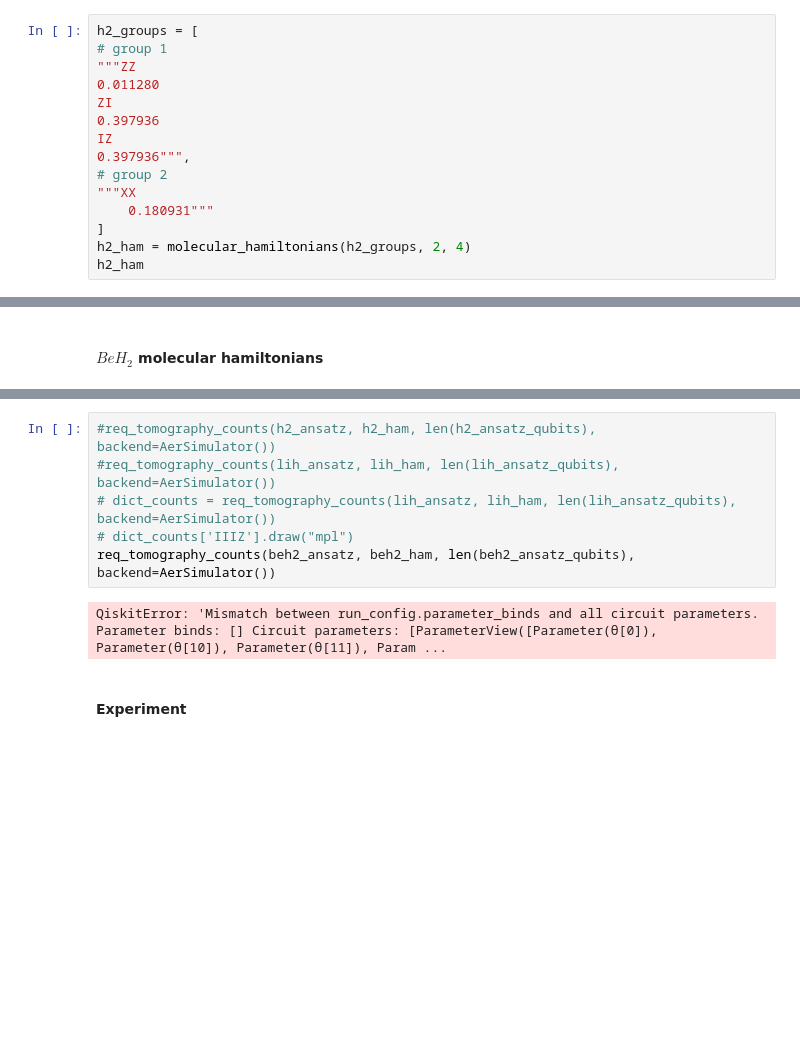
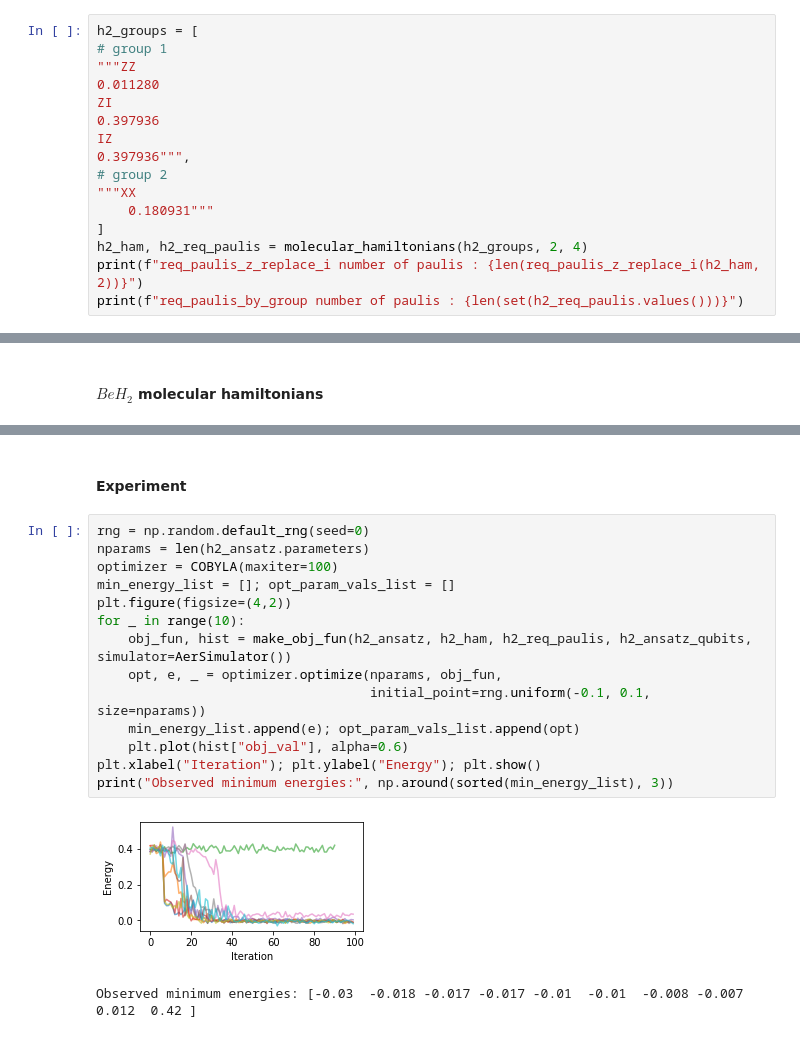
Before and after one commit to lao8n/ox_quantum, a Jupyter notebook: assignment/assignment.ipynb, the cells around one changed output, grey strips where cells are left out. Drawn from its saved outputs; the diff is of its cells as text; blank space fills up the shorter version.

```diff
--- a/assignment/assignment.ipynb
+++ b/assignment/assignment.ipynb
@@ -239,6 +306,7 @@ IZ
 """XX
     0.180931"""
 ]
-h2_ham = molecular_hamiltonians(h2_groups, 2, 4)
-h2_ham
+h2_ham, h2_req_paulis = molecular_hamiltonians(h2_groups, 2, 4)
+print(f"req_paulis_z_replace_i number of paulis : {len(req_paulis_z_replace_i(h2_ham, 2))}")
+print(f"req_paulis_by_group number of paulis : {len(set(h2_req_paulis.values()))}")
 # %% [output]
@@ -977,13 +1004,22 @@ def expval(counts: Mapping[str, float]) -> float:
     p1 = sum(c/shots for b, c in counts.items()
              if b.count("1")%2 == 1) # odd bitsum
     return p0-p1 # expval = probability of even bitsum - probability of odd bitsum
-# %%
-#req_tomography_counts(h2_ansatz, h2_ham, len(h2_ansatz_qubits), backend=AerSimulator())
-#req_tomography_counts(lih_ansatz, lih_ham, len(lih_ansatz_qubits), backend=AerSimulator())
-# dict_counts = req_tomography_counts(lih_ansatz, lih_ham, len(lih_ansatz_qubits), backend=AerSimulator())
-# dict_counts['IIIZ'].draw("mpl")
-req_tomography_counts(beh2_ansatz, beh2_ham, len(beh2_ansatz_qubits), backend=AerSimulator())
-# %% [output]
-QiskitError: 'Mismatch between run_config.parameter_binds and all circuit parameters. Parameter binds: [] Circuit parameters: [ParameterView([Parameter(θ[0]), Parameter(θ[10]), Parameter(θ[11]), Param ...
 # %% [markdown]
 #### Experiment
+# %%
+rng = np.random.default_rng(seed=0)
+nparams = len(h2_ansatz.parameters)
+optimizer = COBYLA(maxiter=100)
+min_energy_list = []; opt_param_vals_list = []
+plt.figure(figsize=(4,2))
+for _ in range(10):
+    obj_fun, hist = make_obj_fun(h2_ansatz, h2_ham, h2_req_paulis, h2_ansatz_qubits, simulator=AerSimulator())
+    opt, e, _ = optimizer.optimize(nparams, obj_fun,
+                                   initial_point=rng.uniform(-0.1, 0.1, size=nparams))
+    min_energy_list.append(e); opt_param_vals_list.append(opt)
+    plt.plot(hist["obj_val"], alpha=0.6)
+plt.xlabel("Iteration"); plt.ylabel("Energy"); plt.show()
+print("Observed minimum energies:", np.around(sorted(min_energy_list), 3))
+# %% [output]
+[figure, added]
+Observed minimum energies: [-0.03  -0.018 -0.017 -0.017 -0.01  -0.01  -0.008 -0.007  0.012  0.42 ]
```
Also changed, not shown: parts of 11 cells of this notebook.
